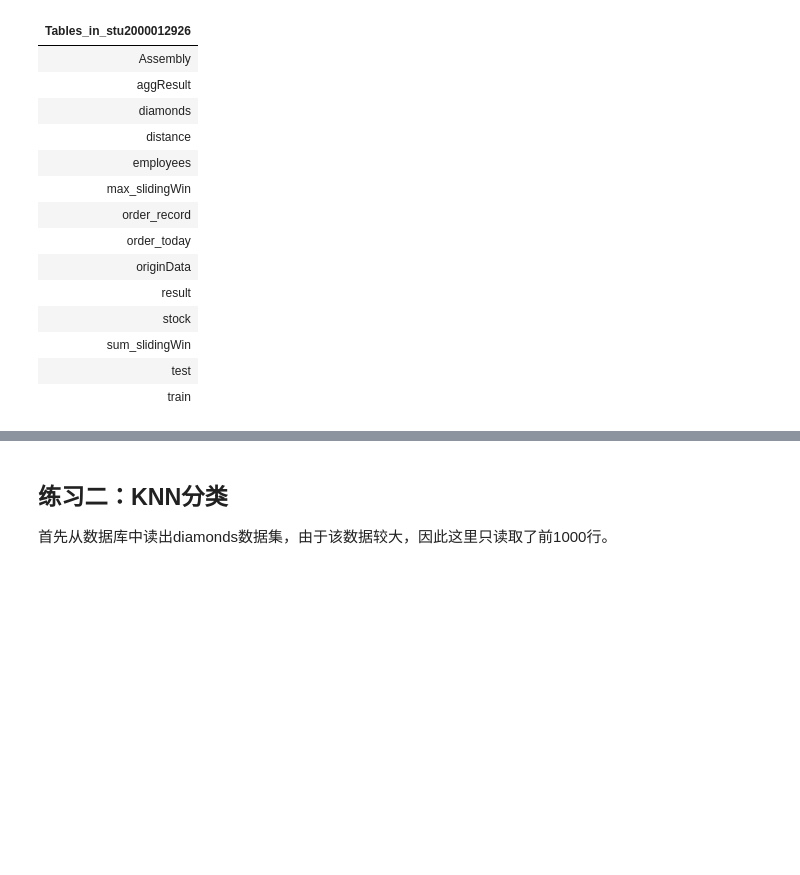
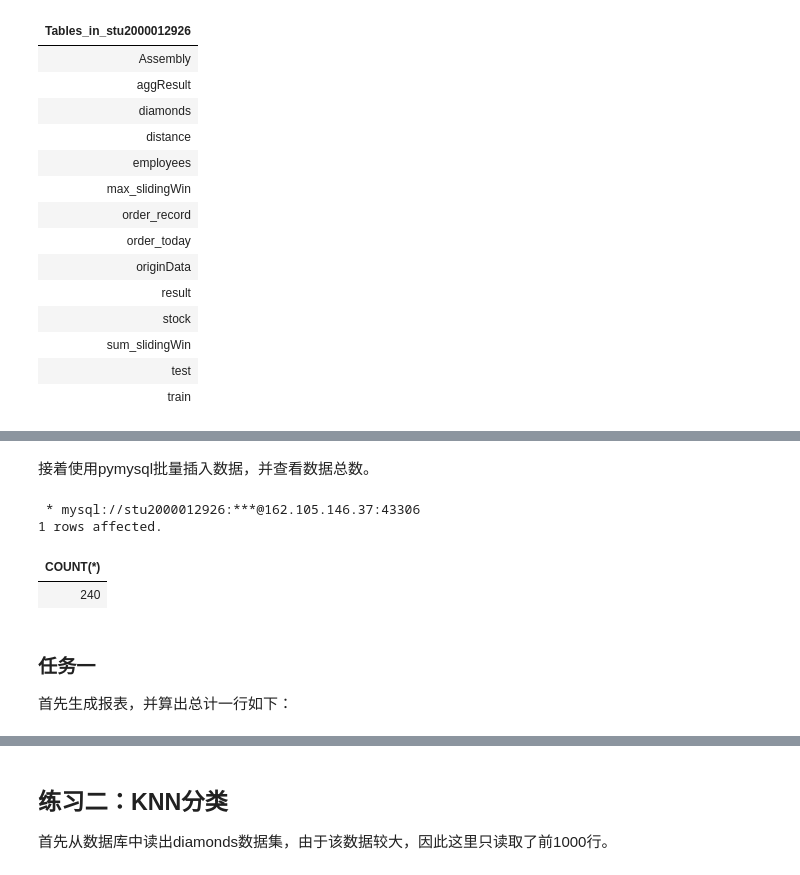
Before and after one commit to Psalmi23187/DataBaseProj4, a Jupyter notebook: project4.ipynb, the cells around one changed output, grey strips where cells are left out. Drawn from its saved outputs; the diff is of its cells as text; code cells hidden in the pictures; blank space fills up the shorter version.

```diff
--- a/project4.ipynb
+++ b/project4.ipynb
@@ -33,0 +63,2 @@ show tables;
+# %% [markdown]
+接着使用pymysql批量插入数据，并查看数据总数。
@@ -33,0 +102,11 @@ show tables;
+# %%
+%%sql
+SELECT COUNT(*) FROM application;
+# %% [output]
+ * mysql://stu2000012926:***@162.105.146.37:43306
+1 rows affected.
+| COUNT(*) |
+| 240 |
+# %% [markdown]
+### 任务一
+首先生成报表，并算出总计一行如下：
```
Also changed, not shown: parts of 10 cells of this notebook, 1 other file.
